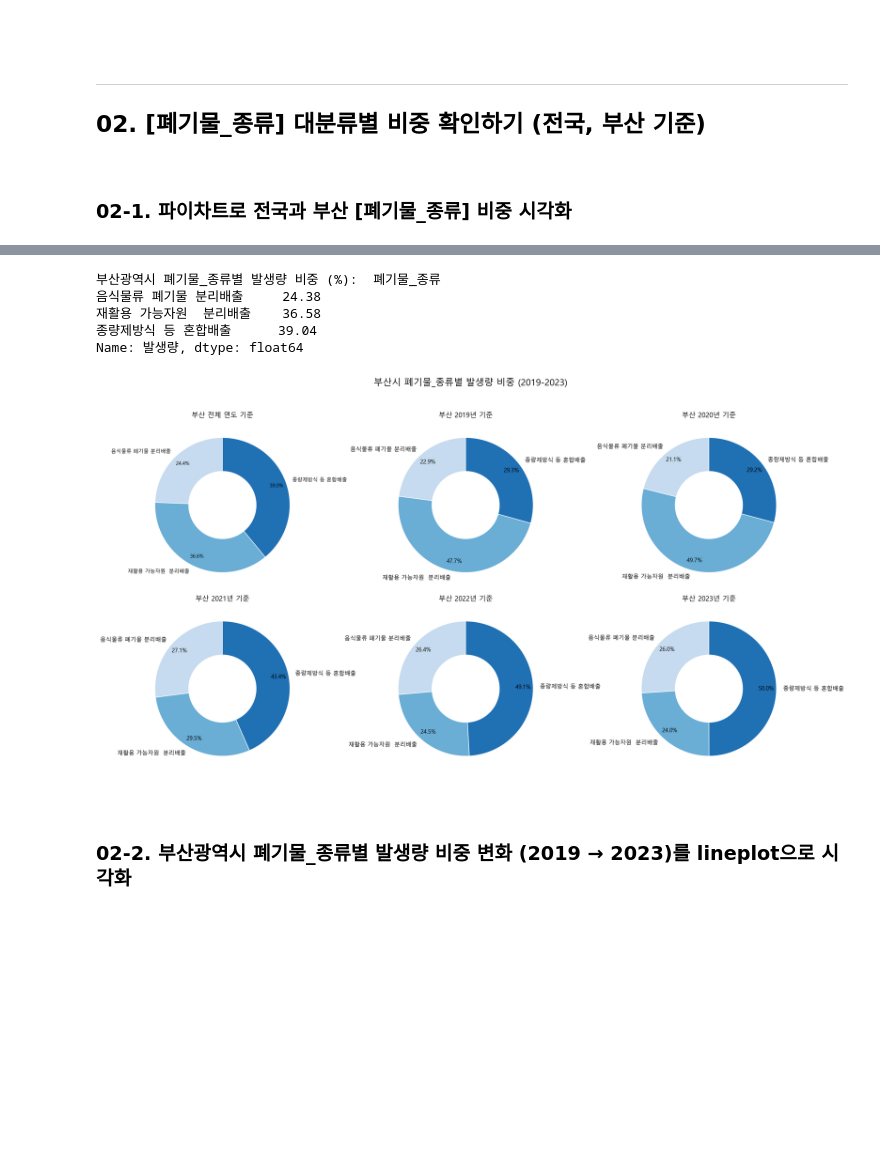
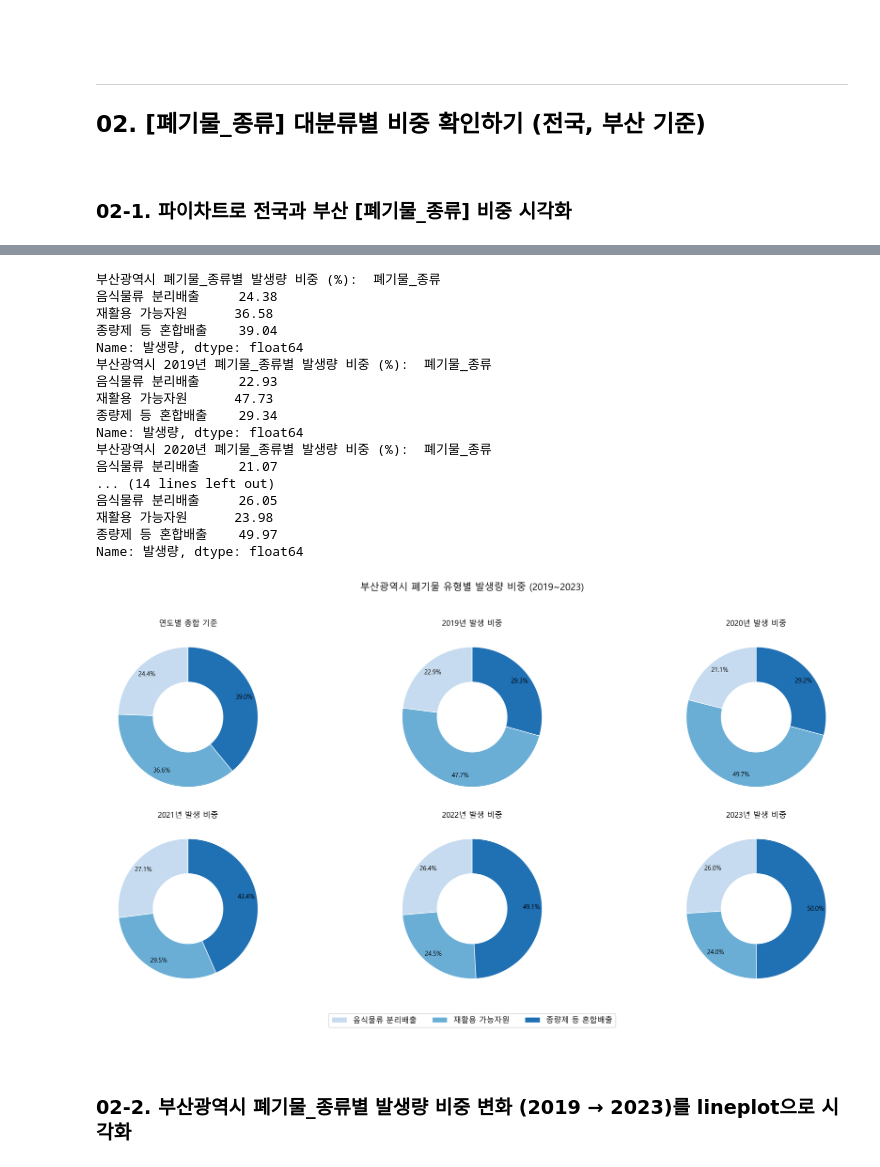
Before and after one commit to kimsang0220/Busan_Big_Data, a Jupyter notebook: KBR/3_폐기물데이터EDA.ipynb, the cells around one changed output, grey strips where cells are left out. Drawn from its saved outputs; the diff is of its cells as text; code cells hidden in the pictures; blank space fills up the shorter version.

```diff
--- a/KBR/3_폐기물데이터EDA.ipynb
+++ b/KBR/3_폐기물데이터EDA.ipynb
@@ -269,0 +304,22 @@ Name: 발생량, dtype: float64
+# %%
+years = [2019, 2020, 2021, 2022, 2023]
+
+# 연도별 비율 계산
+national_pct = []
+
+for year in years:
+    yearly_data = waste[waste["연도"] == year]
+    yearly_total = yearly_data["발생량"].sum()
+    yearly_cat = yearly_data.groupby("폐기물_종류")["발생량"].sum()
+    yearly_cat_pct = (yearly_cat / yearly_total * 100).round(2)
+
+    row = {
+        "연도": year,
+        "음식물류 분리배출": yearly_cat_pct.get("음식물류 분리배출", 0),
+        "재활용 가능자원": yearly_cat_pct.get("재활용 가능자원", 0),
+        "종량제 등 혼합배출": yearly_cat_pct.get("종량제 등 혼합배출", 0)
+    }
+    national_pct.append(row)
+
+national_df = pd.DataFrame(national_pct)
+national_df
@@ -282,49 +364,68 @@ print("부산광역시 폐기물_종류별 발생량 비중 (%): ", cat_amount_p
 
 axs[0].pie(
     cat_amount_pct.values,
-    labels=cat_amount_pct.index,
+    labels=None,
     autopct='%1.1f%%',
     startangle=90,
     wedgeprops=dict(width=0.5, edgecolor='w'),
     pctdistance=0.85,
     colors=palette_busan,
-    textprops={'fontsize': 9}
+    textprops={'fontsize': 10}
 )
-axs[0].set_title("부산 전체 연도 기준")
+axs[0].set_title("연도별 총합 기준")
 
 # 연도별 pie chart
 for i, year in enumerate(years):
     yearly_data = waste_busan[waste_busan["연도"] == year]
     yearly_total = yearly_data["발생량"].sum()
     yearly_cat = yearly_data.groupby("폐기물_종류")["발생량"].sum()
     yearly_cat_pct = (yearly_cat / yearly_total * 100).round(2)
-#     print(f"부산광역시 {year}년 폐기물_종류별 발생량 비중 (%): ", yearly_cat_pct)
+    print(f"부산광역시 {year}년 폐기물_종류별 발생량 비중 (%): ", yearly_cat_pct)
 
     axs[i+1].pie(
         yearly_cat_pct.values,
-        labels=yearly_cat_pct.index,
+        labels=None,
         autopct='%1.1f%%',
         startangle=90,
         wedgeprops=dict(width=0.5, edgecolor='w'),
         pctdistance=0.85,
         colors=palette_busan,
         textprops={'fontsize': 10}
     )
-    axs[i+1].set_title(f"부산 {year}년 기준")
+    axs[i+1].set_title(f"{year}년 발생 비중")
 
-# 전체 레이아웃 정리
+axs[4].legend(
+    cat_amount_pct.index.tolist(),
+    loc='lower center',
+    bbox_to_anchor=(0.5, -0.2),
+    ncol=3,
+    fontsize=12
+)
+
 for ax in axs:
     ax.set_aspect("equal")
 
-plt.suptitle("부산시 폐기물_종류별 발생량 비중 (2019-2023)", fontsize=16)
+plt.suptitle("부산광역시 폐기물 유형별 발생량 비중 (2019~2023)", fontsize=15)
 plt.tight_layout(rect=[0, 0, 1, 0.95])
 # %% [output]
 부산광역시 폐기물_종류별 발생량 비중 (%):  폐기물_종류
-음식물류 폐기물 분리배출     24.38
-재활용 가능자원  분리배출    36.58
-종량제방식 등 혼합배출      39.04
+음식물류 분리배출     24.38
+재활용 가능자원      36.58
+종량제 등 혼합배출    39.04
 Name: 발생량, dtype: float64
+부산광역시 2019년 폐기물_종류별 발생량 비중 (%):  폐기물_종류
+음식물류 분리배출     22.93
+재활용 가능자원      47.73
+종량제 등 혼합배출    29.34
+Name: 발생량, dtype: float64
+부산광역시 2020년 폐기물_종류별 발생량 비중 (%):  폐기물_종류
+음식물류 분리배출     21.07
+... (14 lines left out)
+음식물류 분리배출     26.05
+재활용 가능자원      23.98
+종량제 등 혼합배출    49.97
+Name: 발생량, dtype: float64
-[figure, old version]
+[figure, new version]
 # %% [markdown]
 <br>
 
```
Also changed, not shown: parts of 16 cells of this notebook.
